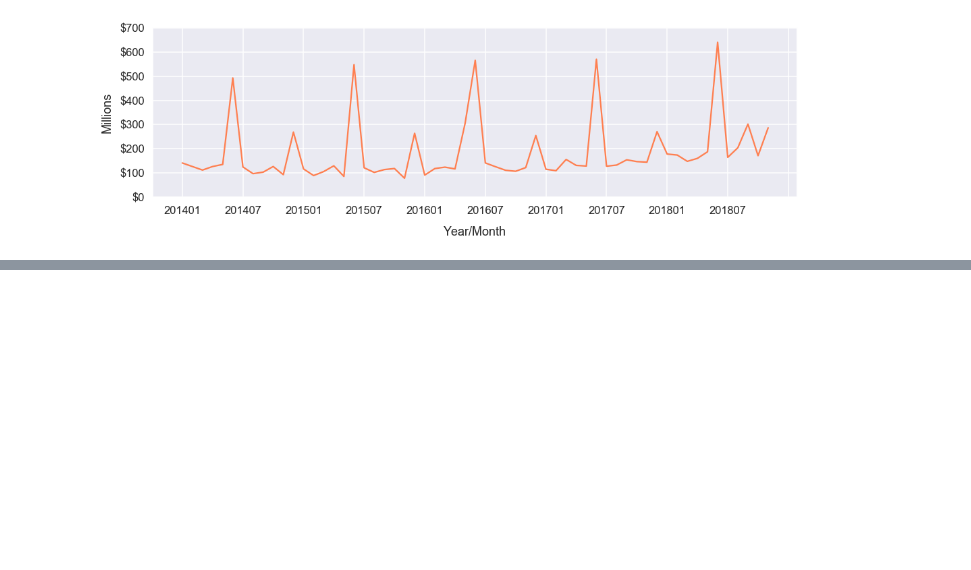
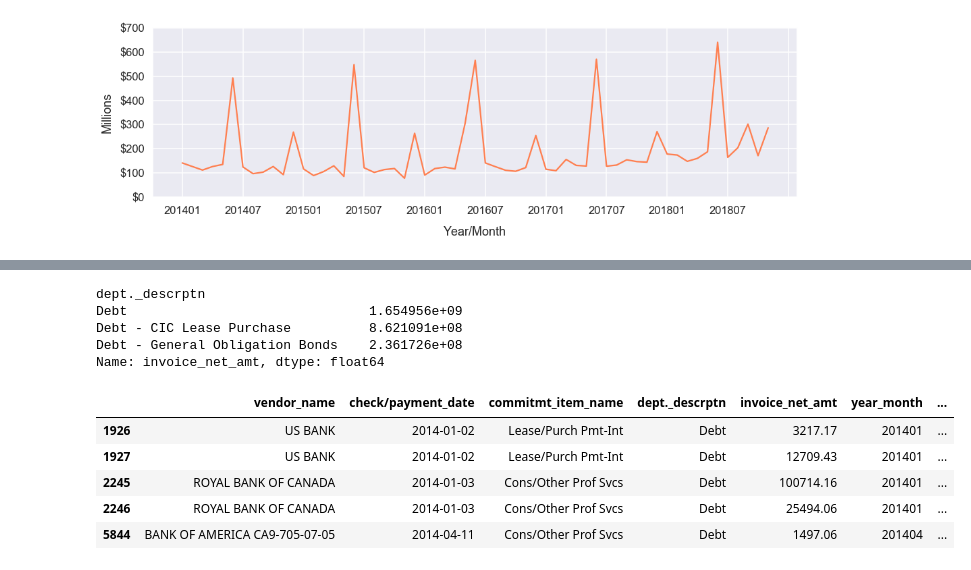
Before and after one commit to mrkjhsn/City-of-Phoenix-Vendor-Payments, a Jupyter notebook: 2014_2018_eda.ipynb, the cells around one changed output, grey strips where cells are left out. Cells and saved outputs as stored; diff of their text form; code cells hidden in the pictures; blank space fills up the shorter version.

```diff
--- a/2014_2018_eda.ipynb
+++ b/2014_2018_eda.ipynb
@@ -180,0 +254,22 @@ plt.savefig("visualizations/payments_by_year_month.png")
+# %%
+#exclude debt since it has such large punctuated payments
+top_depts_debt = top_depts[~(~(top_depts.index == 'Debt') &
+                          ~(top_depts.index == 'Debt - CIC Lease Purchase') &
+                          ~(top_depts.index == 'Debt - General Obligation Bonds'))]
+top_depts_debt
+# %% [output]
+dept._descrptn
+Debt                               1.654956e+09
+Debt - CIC Lease Purchase          8.621091e+08
+Debt - General Obligation Bonds    2.361726e+08
+Name: invoice_net_amt, dtype: float64
+# %%
+top_depts_debt_data = payments[payments['dept._descrptn'].isin(top_depts_debt.index)]
+top_depts_debt_data.head()
+# %% [output]
+|  | vendor_name | check/payment_date | commitmt_item_name | dept._descrptn | invoice_net_amt | year_month | ... |
+| 1926 | US BANK | 2014-01-02 | Lease/Purch Pmt-Int | Debt | 3217.17 | 201401 | ... |
+| 1927 | US BANK | 2014-01-02 | Lease/Purch Pmt-Int | Debt | 12709.43 | 201401 | ... |
+| 2245 | ROYAL BANK OF CANADA | 2014-01-03 | Cons/Other Prof Svcs | Debt | 100714.16 | 201401 | ... |
+| 2246 | ROYAL BANK OF CANADA | 2014-01-03 | Cons/Other Prof Svcs | Debt | 25494.06 | 201401 | ... |
+| 5844 | BANK OF AMERICA CA9-705-07-05 | 2014-04-11 | Cons/Other Prof Svcs | Debt | 1497.06 | 201404 | ... |
```
Also changed, not shown: parts of 11 cells of this notebook.
